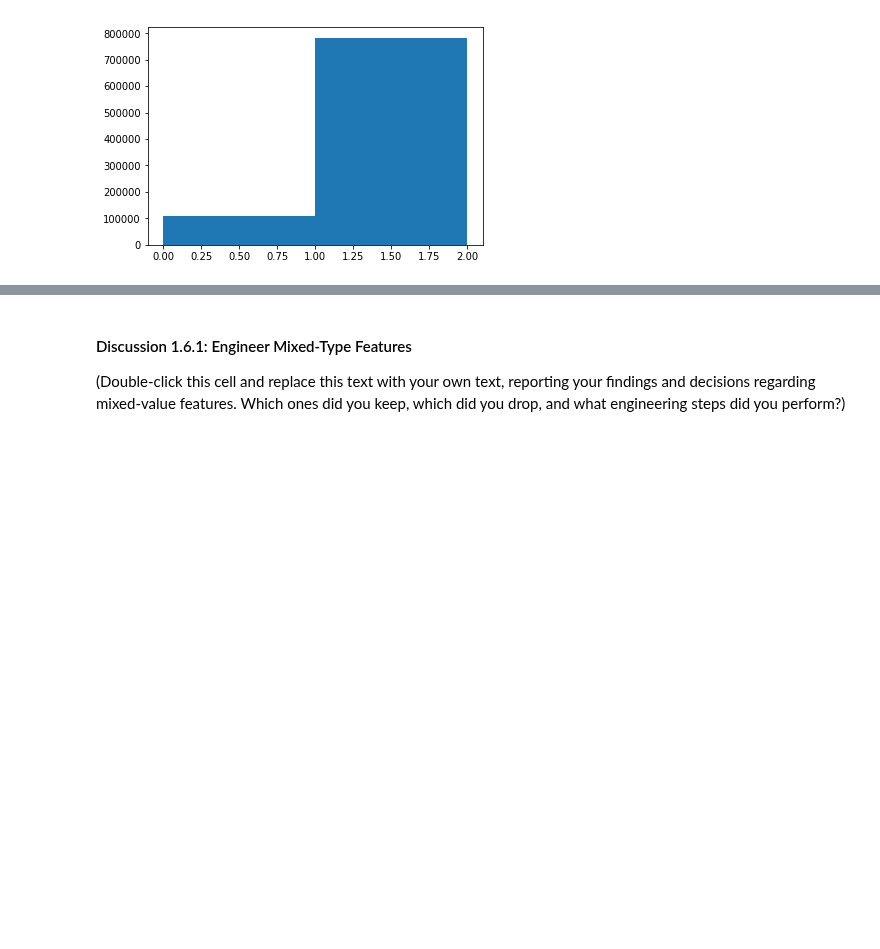
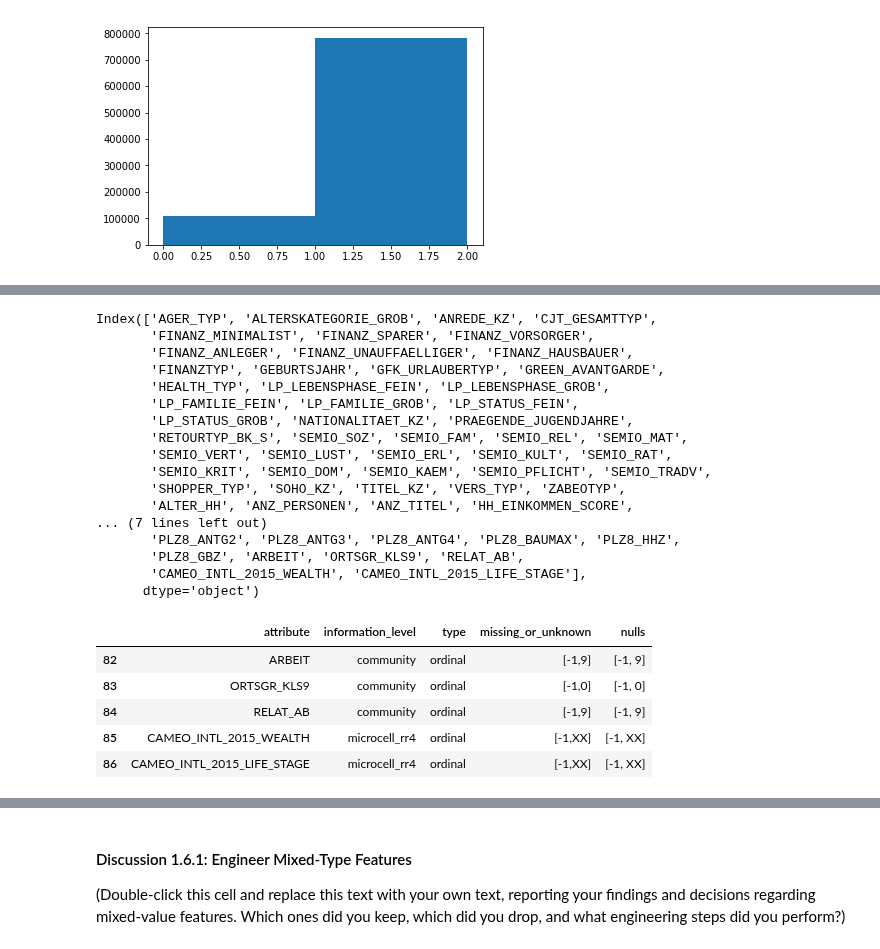
Before and after one commit to jeff-daniels/Udacity-Machine-Learning-Introduction-Nanodegree, a Jupyter notebook: Project 3: Identify Customer Segments/Identify_Customer_Segments.ipynb, the cells around one changed output, grey strips where cells are left out. Cells and saved outputs as stored; diff of their text form; code cells hidden in the pictures; blank space fills up the shorter version.

```diff
--- a/Project 3: Identify Customer Segments/Identify_Customer_Segments.ipynb
+++ b/Project 3: Identify Customer Segments/Identify_Customer_Segments.ipynb
@@ -680,0 +754,32 @@ plt.show()
+# %%
+# Test engineer_CAMEO_INTL_2015
+df = gen_original.copy()
+feature_df = feats.copy()
+
+df, feature_df = engineer_CAMEO_INTL_2015(df, feature_df)
+print(df.columns)
+feature_df.tail()
+# %% [output]
+Index(['AGER_TYP', 'ALTERSKATEGORIE_GROB', 'ANREDE_KZ', 'CJT_GESAMTTYP',
+       'FINANZ_MINIMALIST', 'FINANZ_SPARER', 'FINANZ_VORSORGER',
+       'FINANZ_ANLEGER', 'FINANZ_UNAUFFAELLIGER', 'FINANZ_HAUSBAUER',
+       'FINANZTYP', 'GEBURTSJAHR', 'GFK_URLAUBERTYP', 'GREEN_AVANTGARDE',
+       'HEALTH_TYP', 'LP_LEBENSPHASE_FEIN', 'LP_LEBENSPHASE_GROB',
+       'LP_FAMILIE_FEIN', 'LP_FAMILIE_GROB', 'LP_STATUS_FEIN',
+       'LP_STATUS_GROB', 'NATIONALITAET_KZ', 'PRAEGENDE_JUGENDJAHRE',
+       'RETOURTYP_BK_S', 'SEMIO_SOZ', 'SEMIO_FAM', 'SEMIO_REL', 'SEMIO_MAT',
+       'SEMIO_VERT', 'SEMIO_LUST', 'SEMIO_ERL', 'SEMIO_KULT', 'SEMIO_RAT',
+       'SEMIO_KRIT', 'SEMIO_DOM', 'SEMIO_KAEM', 'SEMIO_PFLICHT', 'SEMIO_TRADV',
+       'SHOPPER_TYP', 'SOHO_KZ', 'TITEL_KZ', 'VERS_TYP', 'ZABEOTYP',
+       'ALTER_HH', 'ANZ_PERSONEN', 'ANZ_TITEL', 'HH_EINKOMMEN_SCORE',
+... (7 lines left out)
+       'PLZ8_ANTG2', 'PLZ8_ANTG3', 'PLZ8_ANTG4', 'PLZ8_BAUMAX', 'PLZ8_HHZ',
+       'PLZ8_GBZ', 'ARBEIT', 'ORTSGR_KLS9', 'RELAT_AB',
+       'CAMEO_INTL_2015_WEALTH', 'CAMEO_INTL_2015_LIFE_STAGE'],
+      dtype='object')
+|  | attribute | information_level | type | missing_or_unknown | nulls |
+| 82 | ARBEIT | community | ordinal | [-1,9] | [-1, 9] |
+| 83 | ORTSGR_KLS9 | community | ordinal | [-1,0] | [-1, 0] |
+| 84 | RELAT_AB | community | ordinal | [-1,9] | [-1, 9] |
+| 85 | CAMEO_INTL_2015_WEALTH | microcell_rr4 | ordinal | [-1,XX] | [-1, XX] |
+| 86 | CAMEO_INTL_2015_LIFE_STAGE | microcell_rr4 | ordinal | [-1,XX] | [-1, XX] |
```
Also changed, not shown: parts of 16 cells of this notebook.
